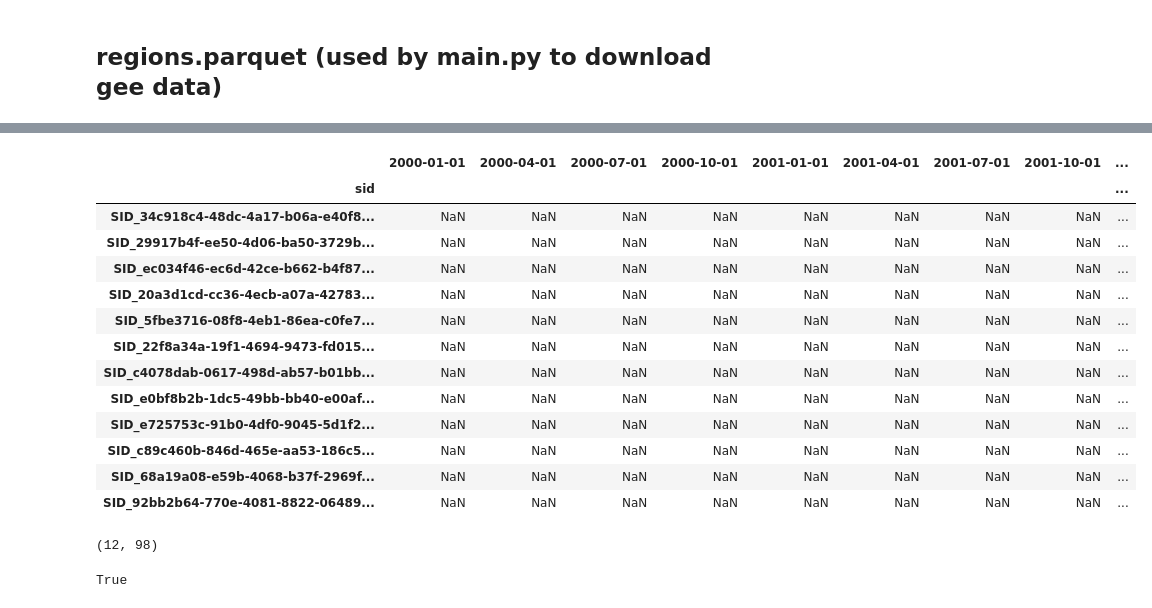
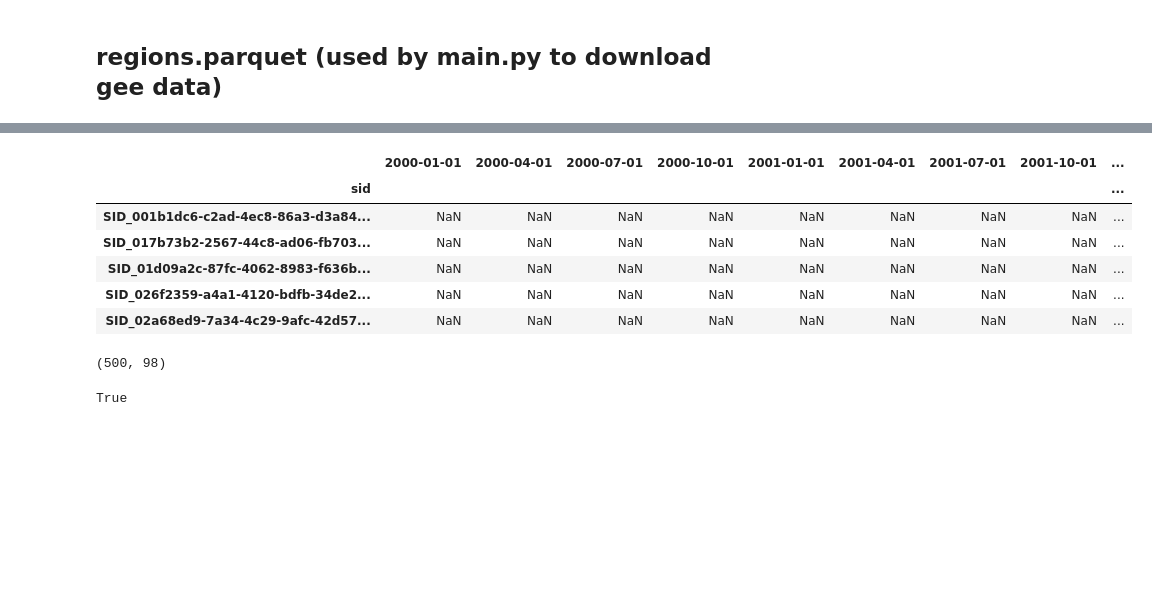
Before and after one commit to Leon1799/Research-Practice, a Jupyter notebook: Scripts/Labels/siteselection and data viz.ipynb, the cells around one changed output, grey strips where cells are left out. Saved outputs shown, nothing was run; the diff lists cells and outputs as text; code cells hidden in the pictures; blank space fills up the shorter version.

```diff
--- a/Scripts/Labels/siteselection and data viz.ipynb
+++ b/Scripts/Labels/siteselection and data viz.ipynb
@@ -12,8 +10,9 @@ import pandas as pd
 
 
 
-N_SITES = 12
-SEVERE_BLEACHING_THRESHOLD = 30.0
+N_SITES = 500
+REGION = "Indo-Pacific"
+SEVERE_BLEACHING_THRESHOLD = 0
 START_QUARTER = "2000-01-01"#change both dates!!!!!!!!!!!!!!!!!!!!
 END_QUARTER = "2024-04-01"
 SEGMENT_COLUMNS = ["s1 (0-20m)", "s2 (25-45m)", "s3 (50-70m)", "s4 (75-95m)"]
@@ -94,6 +95,7 @@ site_info = (
     .groupby("site_id", as_index=False)
     .agg(
         reef_name=("reef_name", "first"),
+        region=("region", "first"),
         country=("country", "first"),
         lat=("lat", "first"),
         lon=("lon", "first"),
@@ -112,6 +114,9 @@ site_stats = (
 
 candidates = site_info.merge(site_stats, on="site_id", how="inner")
 candidates = candidates[candidates["max_pop_bleaching"] >= SEVERE_BLEACHING_THRESHOLD].copy() # at least one severe bleaching
+if REGION != "all":
+    candidates = candidates[candidates["region"] == REGION].copy()
+
 candidates = candidates.sort_values(["n_label_quarters", "max_pop_bleaching"], ascending=[False, False]).copy()
 
 candidates.head(12)
@@ -132,12 +137,24 @@ candidates.head(12)
 # %% [markdown]
 ## regions.parquet (used by main.py to download gee data)
 # %%
-selected = candidates.head(N_SITES).copy() # 12 sites with most labels and severe bleaching
+# if for training purposes N_SITES is limited, the sorted candidates will be randomly sampled
+SPATIAL_SITE_SELECTION_SEED = 42
+
+if N_SITES == "all":
+    selected = candidates.sort_values("site_id").copy()
+else:
+    selected = (
+        candidates
+        .sort_values("site_id")
+        .sample(n=N_SITES, random_state=SPATIAL_SITE_SELECTION_SEED)
+        .sort_values("site_id")
+        .copy()
+    )
 selected_site_ids = selected["site_id"].tolist()
 
 regions = selected[["site_id", "lat", "lon"]]
 regions = regions.rename(columns={"site_id": "Site_ID"}) # bc main.py expects
 regions.to_parquet(r"C:\Users\ohlle\OneDrive\Dokumente\TUM\Master\Research Practice\Scripts\Labels\regions.parquet", index=False)
-regions
+regions.head()
 # %% [output]
 |  | Site_ID | lat | lon |
@@ -156,29 +170,22 @@ regions
 # %%
 selected_labels_long = labels_long[labels_long["site_id"].isin(selected_site_ids)].copy()
 selected_labels_long["sid"] = "SID_" + selected_labels_long["site_id"].astype(str) # SID_x like in exisiting scripts
 labels = selected_labels_long.pivot(index="sid", columns="quarter", values="bleaching_percent").reindex(columns=time_index)
 labels = labels.reindex(index=["SID_" + str(site_id) for site_id in selected_site_ids]) #order
 labels.to_parquet(r"C:\Users\ohlle\OneDrive\Dokumente\TUM\Master\Research Practice\Scripts\Labels\labels.parquet")
-labels # NaN's for quarters without survey data->ignored in train.py
+labels.head() # NaN's for quarters without survey data->ignored in train.py
 # %% [output]
 |  | 2000-01-01 | 2000-04-01 | 2000-07-01 | 2000-10-01 | 2001-01-01 | 2001-04-01 | 2001-07-01 | 2001-10-01 | ... |
 | sid |  |  |  |  |  |  |  |  | ... |
-| SID_34c918c4-48dc-4a17-b06a-e40f8... | NaN | NaN | NaN | NaN | NaN | NaN | NaN | NaN | ... |
-| SID_29917b4f-ee50-4d06-ba50-3729b... | NaN | NaN | NaN | NaN | NaN | NaN | NaN | NaN | ... |
-| SID_ec034f46-ec6d-42ce-b662-b4f87... | NaN | NaN | NaN | NaN | NaN | NaN | NaN | NaN | ... |
-| SID_20a3d1cd-cc36-4ecb-a07a-42783... | NaN | NaN | NaN | NaN | NaN | NaN | NaN | NaN | ... |
-| SID_5fbe3716-08f8-4eb1-86ea-c0fe7... | NaN | NaN | NaN | NaN | NaN | NaN | NaN | NaN | ... |
-| SID_22f8a34a-19f1-4694-9473-fd015... | NaN | NaN | NaN | NaN | NaN | NaN | NaN | NaN | ... |
-| SID_c4078dab-0617-498d-ab57-b01bb... | NaN | NaN | NaN | NaN | NaN | NaN | NaN | NaN | ... |
-| SID_e0bf8b2b-1dc5-49bb-bb40-e00af... | NaN | NaN | NaN | NaN | NaN | NaN | NaN | NaN | ... |
-| SID_e725753c-91b0-4df0-9045-5d1f2... | NaN | NaN | NaN | NaN | NaN | NaN | NaN | NaN | ... |
-| SID_c89c460b-846d-465e-aa53-186c5... | NaN | NaN | NaN | NaN | NaN | NaN | NaN | NaN | ... |
-| SID_68a19a08-e59b-4068-b37f-2969f... | NaN | NaN | NaN | NaN | NaN | NaN | NaN | NaN | ... |
-| SID_92bb2b64-770e-4081-8822-06489... | NaN | NaN | NaN | NaN | NaN | NaN | NaN | NaN | ... |
+| SID_001b1dc6-c2ad-4ec8-86a3-d3a84... | NaN | NaN | NaN | NaN | NaN | NaN | NaN | NaN | ... |
+| SID_017b73b2-2567-44c8-ad06-fb703... | NaN | NaN | NaN | NaN | NaN | NaN | NaN | NaN | ... |
+| SID_01d09a2c-87fc-4062-8983-f636b... | NaN | NaN | NaN | NaN | NaN | NaN | NaN | NaN | ... |
+| SID_026f2359-a4a1-4120-bdfb-34de2... | NaN | NaN | NaN | NaN | NaN | NaN | NaN | NaN | ... |
+| SID_02a68ed9-7a34-4c29-9afc-42d57... | NaN | NaN | NaN | NaN | NaN | NaN | NaN | NaN | ... |
 # %%
 labels.shape # format: (sites, quarters)
 # %% [output]
-(12, 98)
+(500, 98)
 # %%
 labels.index.is_unique
 # %% [output]
```
Also changed, not shown: parts of 23 cells of this notebook, 7 other files.
